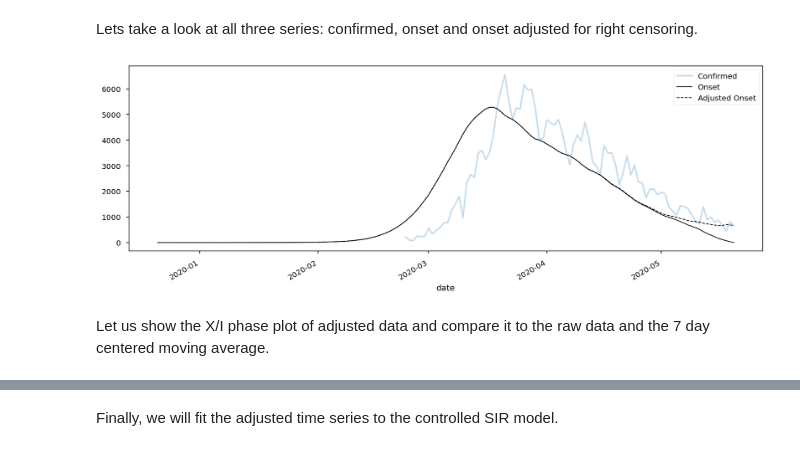
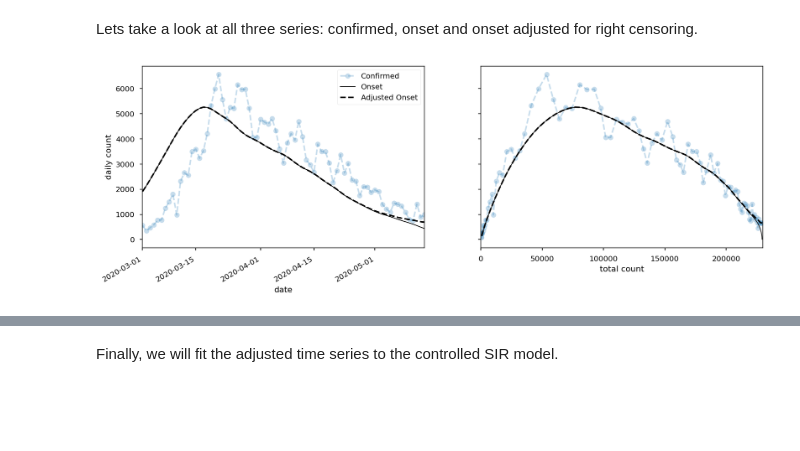
Before and after one commit to dimarkov/SIRCovid19, a Jupyter notebook: smoothing_data.ipynb, the cells around one changed output, grey strips where cells are left out. Cells and saved outputs as stored; diff of their text form; code cells hidden in the pictures; blank space fills up the shorter version.

Commit message:
update smoothing examples with per country comparison

```diff
--- a/smoothing_data.ipynb
+++ b/smoothing_data.ipynb
@@ -216,10 +322,12 @@ patients = pd.read_csv(
     parse_dates=False,
     usecols=[
         'date_confirmation',
-        'date_onset_symptoms'],
+        'date_onset_symptoms',
+        'country_new'
+    ],
     low_memory=False)
 
-patients.columns = ['Onset', 'Confirmed']
+patients.columns = ['Onset', 'Confirmed', 'Country']
 
 # There's an errant reversed date
 patients = patients.replace('01.31.2020', '31.01.2020')
@@ -244 +416,6 @@ patients = patients[patients.Confirmed >= patients.Onset]
+# %%
+k = np.arange(len(p_delay))
+model_delay = np.exp(dist.GammaPoisson(params['conc'], params['rate']).log_prob(k))
+
+np.savez('delay_dist.npz', data_delay=p_delay.values, fit_delay=model_delay)
 # %% [markdown]
@@ -305,7 +486,7 @@ def confirmed_to_onset(confirmed, p_delay):
 df_national.date = pd.to_datetime(df_national.date, infer_datetime_format=True).dt.date
 
 confirmed = df_national.set_index('date').I
-onset = confirmed_to_onset(confirmed, p_delay)
+onset = confirmed_to_onset(confirmed, model_delay)
 # %% [markdown]
 ### Adjust for Right-Censoring
 
@@ -333,33 +514,49 @@ def adjust_onset_for_right_censorship(onset, p_delay):
     return adjusted, cumulative_p_delay
 
 
-adjusted, cumulative_p_delay = adjust_onset_for_right_censorship(onset, p_delay)
+adjusted, cumulative_p_delay = adjust_onset_for_right_censorship(onset, model_delay)
 # %% [markdown]
 Lets take a look at all three series: confirmed, onset and onset adjusted for right censoring.
 # %%
-fig, ax = plt.subplots(figsize=(15,5))
+fig, ax = plt.subplots(1, 2, figsize=(15,5), sharey=True)
 
 confirmed.plot(
-    ax=ax,
+    ax=ax[0],
     label='Confirmed',
+    marker='o',
+    linestyle='--',
     alpha=.25,
     lw=2)
 
 onset.plot(
-    ax=ax,
+    ax=ax[0],
     label='Onset',
     c='k',
     lw=1)
 
 adjusted.plot(
-    ax=ax,
+    ax=ax[0],
     label='Adjusted Onset',
     c='k',
     linestyle='--',
-    lw=1)
+    lw=2)
 
-ax.legend();
+ax[1].plot(df_national.X, df_national.I, 'o--', lw=2, alpha=.25)
+
+n = len(df_national.X) + 10
+X = onset.cumsum().iloc[-n:]
+I = adjusted.iloc[-n:]
+ax[1].plot(X, onset.iloc[-n:], 'k', lw=1, alpha=.9)
+ax[1].plot(X, I, 'k--', lw=2, label='adjusted')
+ax[1].set_xlim([0, 230000])
+
+
+ax[1].set_xlabel('total count')
+
+ax[0].set_ylabel('daily count')
+ax[0].set_xlim(['2020-03-01','2020-05-14'])
+ax[0].legend();
+
+fig.savefig('smoothing_DM.pdf', bbox_inches='tight', transparent=True, dpi=300)
 # %% [output]
-[figure, old version]
+[figure, new version]
-# %% [markdown]
-Let us show the X/I phase plot of adjusted data and compare it to the raw data and the 7 day centered moving average.
```
Also changed, not shown: parts of 30 cells of this notebook.
